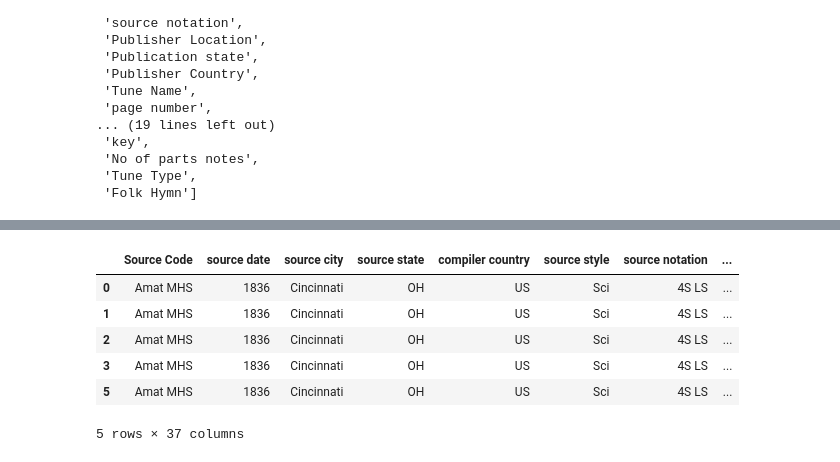
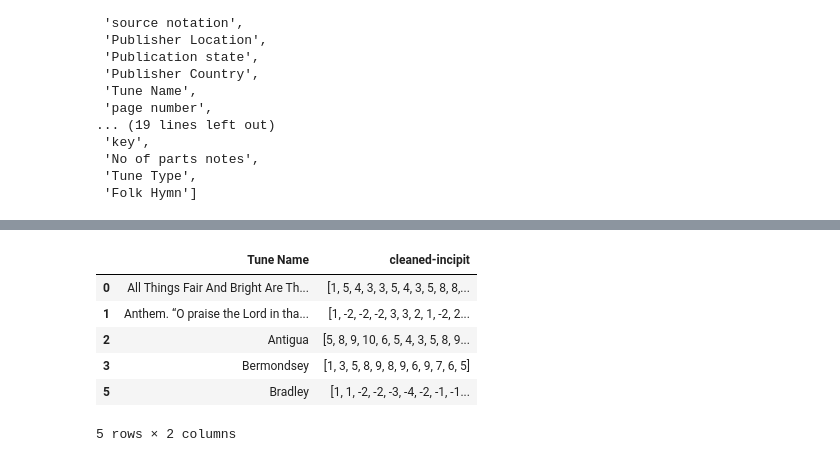
Before and after one commit to gideonite/sh-tunes, a Jupyter notebook: oh-tunes.ipynb, the cells around one changed output, grey strips where cells are left out. Saved outputs shown, nothing was run; the diff lists cells and outputs as text; code cells hidden in the pictures.

```diff
--- a/oh-tunes.ipynb
+++ b/oh-tunes.ipynb
@@ -46,7 +46,7 @@ all_data = all_data[all_data[firstline].map(type) == str]
 all_data = all_data[all_data[secondline].map(type) == str]
 
 # Grab the columns we are interested in.
-# working_set = all_data[[tunename,firstline, secondline]]
-working_set = all_data
+working_set = all_data[[tunename,firstline, secondline]]
+#working_set = all_data
 working_set.head()
 # %% [output]
@@ -85,13 +85,13 @@ working_set.head()
 # %%
-# working_set = working_set[[tunename, cleaned_incipit]]
+working_set = working_set[[tunename, cleaned_incipit]]
 working_set.head()
 # %% [output]
-|  | Source Code | source date | source city | source state | compiler country | source style | source notation | ... |
-| 0 | Amat MHS | 1836 | Cincinnati | OH | US | Sci | 4S LS | ... |
-| 1 | Amat MHS | 1836 | Cincinnati | OH | US | Sci | 4S LS | ... |
-| 2 | Amat MHS | 1836 | Cincinnati | OH | US | Sci | 4S LS | ... |
-| 3 | Amat MHS | 1836 | Cincinnati | OH | US | Sci | 4S LS | ... |
-| 5 | Amat MHS | 1836 | Cincinnati | OH | US | Sci | 4S LS | ... |
+|  | Tune Name | cleaned-incipit |
+| 0 | All Things Fair And Bright Are Th... | [1, 5, 4, 3, 3, 5, 4, 3, 5, 8, 8,... |
+| 1 | Anthem. “O praise the Lord in tha... | [1, -2, -2, -2, 3, 3, 2, 1, -2, 2... |
+| 2 | Antigua | [5, 8, 9, 10, 6, 5, 4, 3, 5, 8, 9... |
+| 3 | Bermondsey | [1, 3, 5, 8, 9, 8, 9, 6, 9, 7, 6, 5] |
+| 5 | Bradley | [1, 1, -2, -2, -3, -4, -2, -1, -1... |
-5 rows × 37 columns
+5 rows × 2 columns
 # %%
 # Remove dups
```
Also changed, not shown: parts of 13 cells of this notebook.
